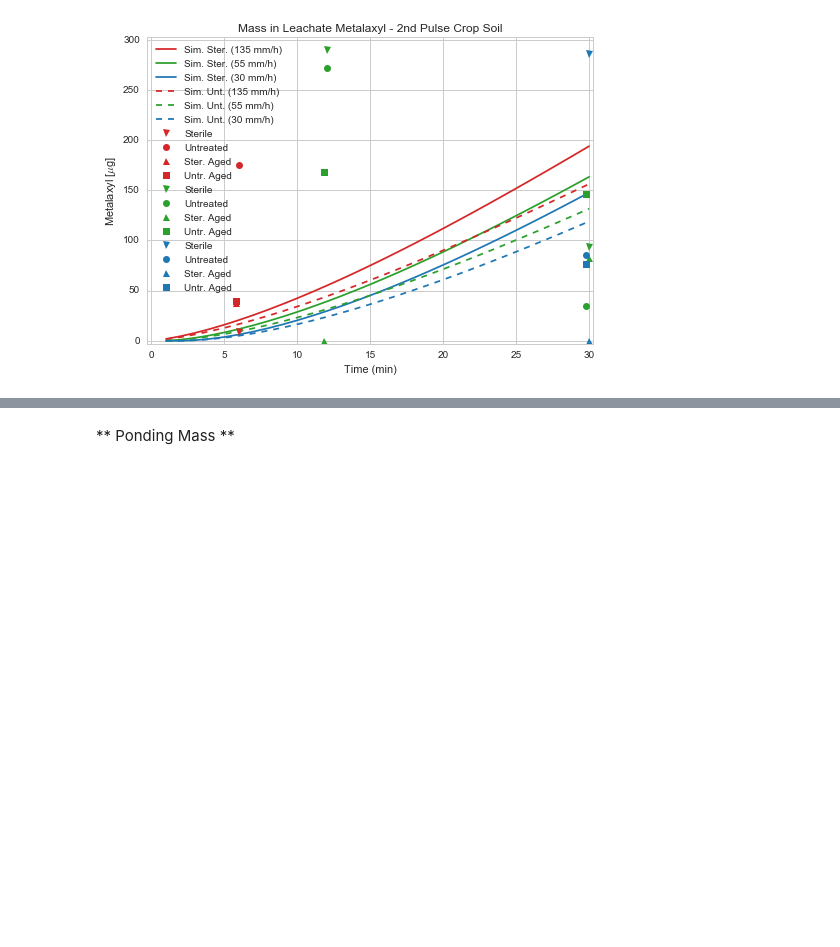
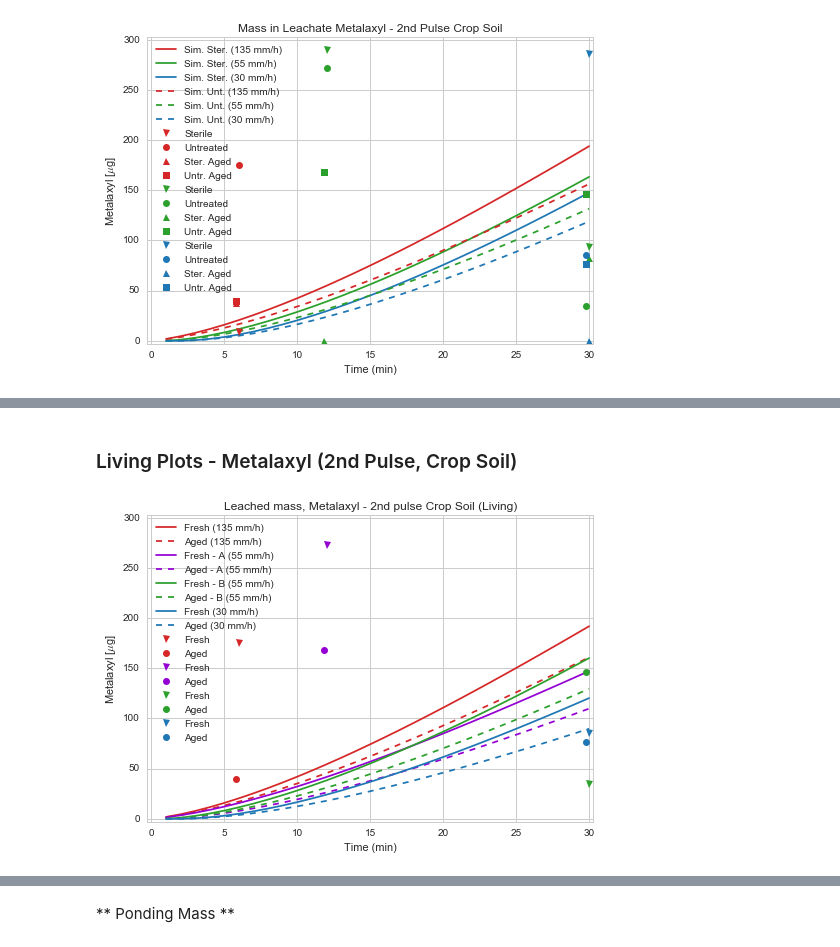
Before and after one commit to DayTimeChunks/LeachingSimulations, a Jupyter notebook: Leaching Model - Annual Crop Soil.ipynb, the cells around one changed output, grey strips where cells are left out. Drawn from its saved outputs; the diff is of its cells as text; code cells hidden in the pictures; blank space fills up the shorter version.

```diff
--- a/Leaching Model - Annual Crop Soil.ipynb
+++ b/Leaching Model - Annual Crop Soil.ipynb
@@ -564,0 +714,13 @@ pestiplot_all(mass_percol2,
+# %% [markdown]
+### Living Plots - Metalaxyl (2nd Pulse, Crop Soil)
+# %%
+pestiplot_condition(
+    mass_percol_living2,
+    mx_dict_L,
+    'Metalaxyl',
+    soil_type='Crop Soil',
+    LEACH = True,
+    STERILE = False
+)
+# %% [output]
+[figure, added]
```
Also changed, not shown: parts of 18 cells of this notebook, 14 other files.
